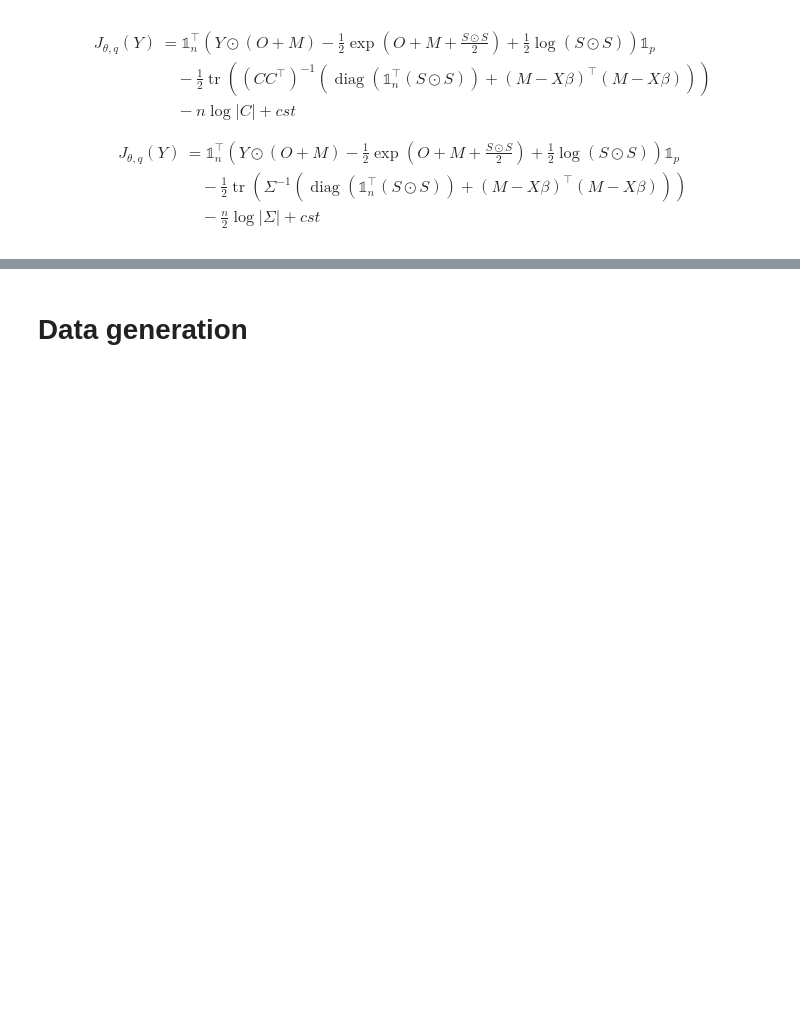
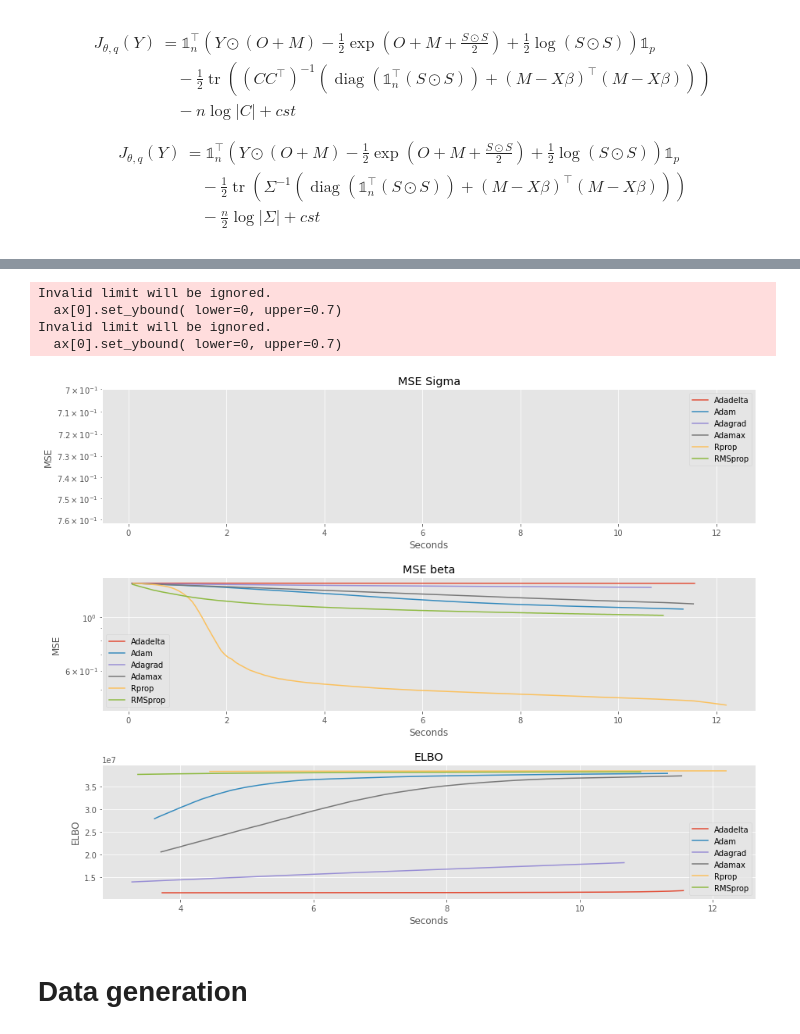
Before and after one commit to PLN-team/pyPLNmodels, a Jupyter notebook: PLN_full_param.ipynb, the cells around one changed output, grey strips where cells are left out. Drawn from its saved outputs; the diff is of its cells as text; code cells hidden in the pictures; blank space fills up the shorter version.

```diff
--- a/PLN_full_param.ipynb
+++ b/PLN_full_param.ipynb
@@ -42,10 +37,6 @@ class PLN_full():
     def __init__(self, C_init, beta_init, M_init, S_init, class_optimizer = torch.optim.Rprop, requires_tridiag = True):
         '''
             Initialization :
-            'Y' : the data, size (n,p). n is the number of samples we have and p the number of species.
-                  the entries should be int but dtype = float.
-            'O': offset : additional offset. (not very important for comprehension). size (n,p)
-            'covariates' : covariates, size (n,d)
             'C_init' : initialization for C. I plan to do a more advanced initialization.
             'beta_init ' : Initialization for beta. I plan to do a more advanced initialization.
             'M_init' : initialization for the variational parameter M
@@ -937,3 +1017,13 @@ def build_block_Sigma(p,k):
+# %%
+dict_model_optim = launch_optimizers(dict_optimizers,200,0.003)
+# %%
+compare_models(dict_model_optim,'', percentage_kept=0.7)
+# %% [output]
+Invalid limit will be ignored.
+  ax[0].set_ybound( lower=0, upper=0.7)
+Invalid limit will be ignored.
+  ax[0].set_ybound( lower=0, upper=0.7)
+[figure, added]
 # %% [markdown]
 # Data generation
 # %%
```
Also changed, not shown: parts of 12 cells of this notebook, 2 other files.
